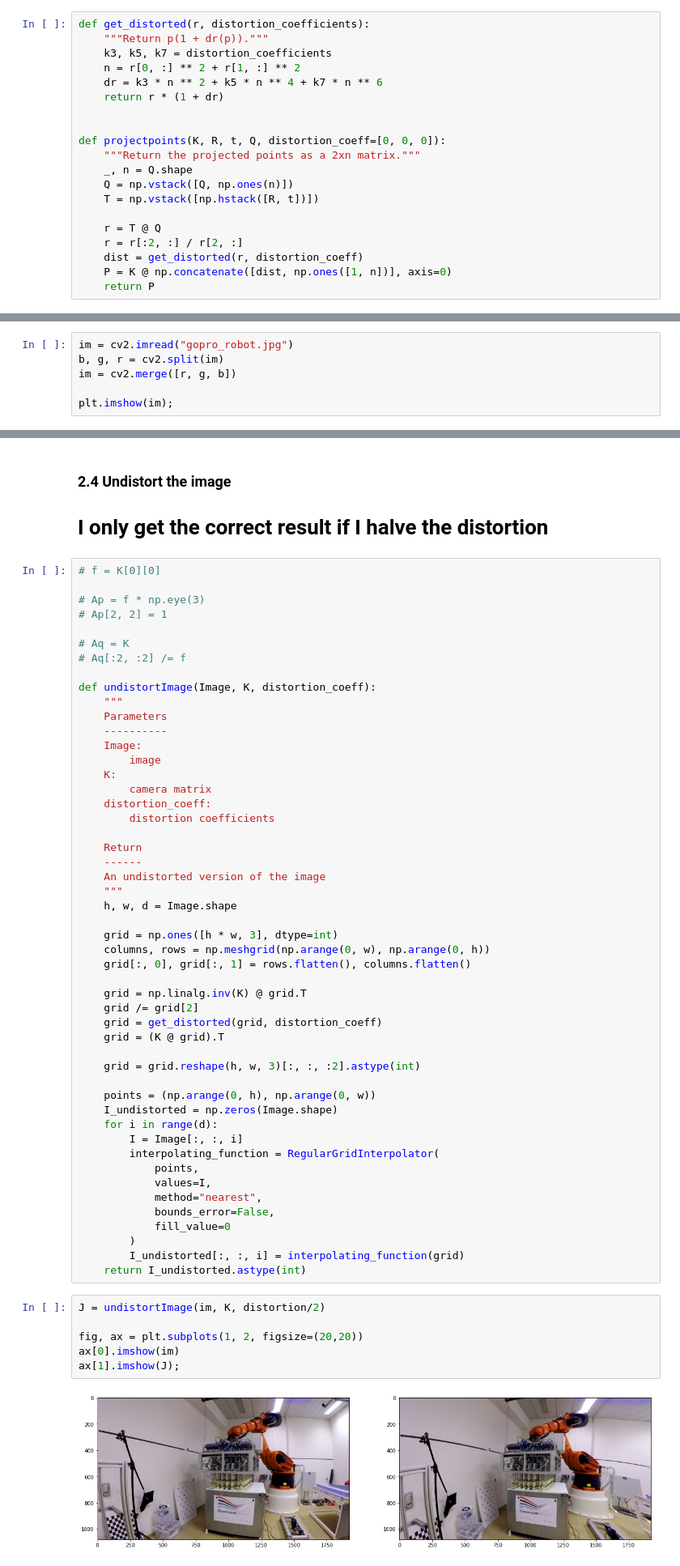
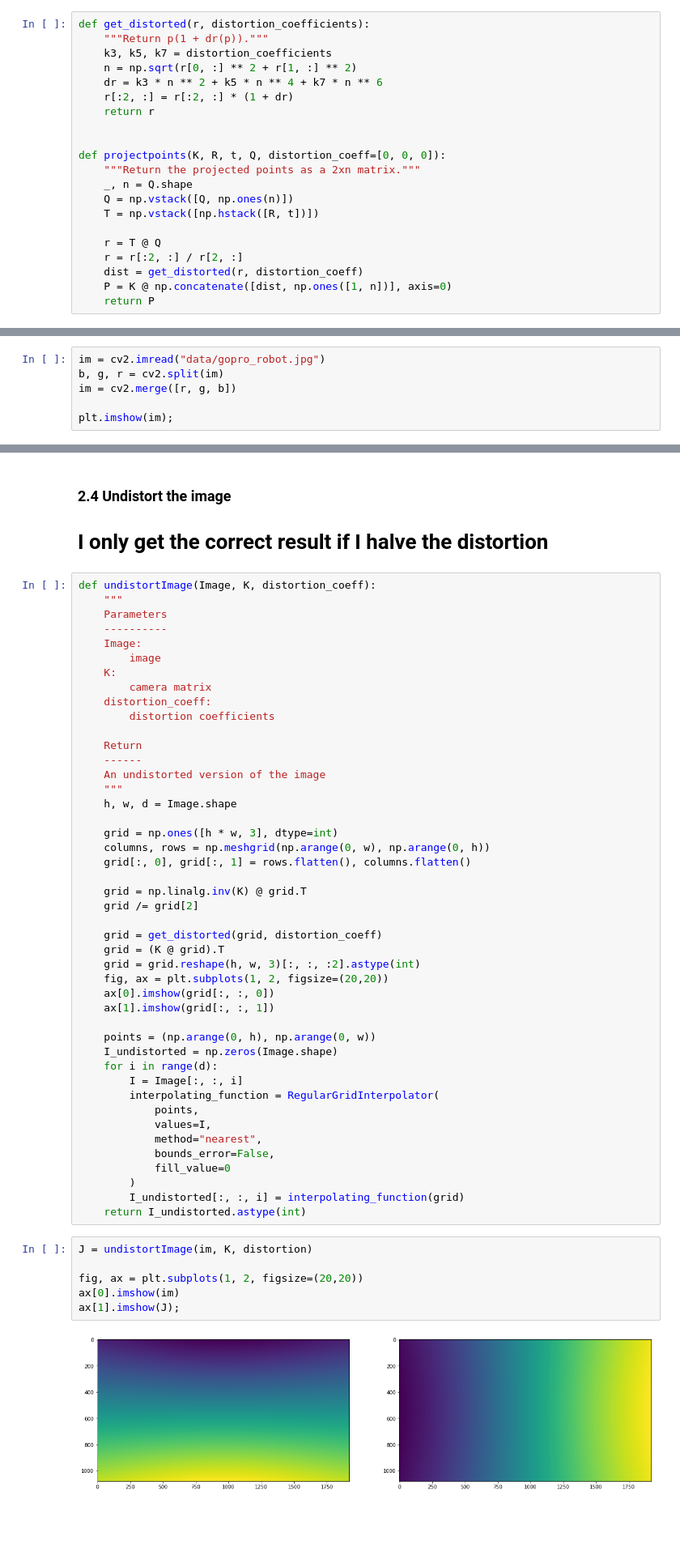
Before and after one commit to JulietteVl/ComputerVision, a Jupyter notebook: week2.ipynb, the cells around one changed output, grey strips where cells are left out. Shown: that part at 81% size. Saved outputs shown, nothing was run; the diff lists cells and outputs as text; blank space fills up the shorter version.

```diff
--- a/week2.ipynb
+++ b/week2.ipynb
@@ -11,9 +11,10 @@ from lib import box3d
 def get_distorted(r, distortion_coefficients):
     """Return p(1 + dr(p))."""
     k3, k5, k7 = distortion_coefficients
-    n = r[0, :] ** 2 + r[1, :] ** 2
+    n = np.sqrt(r[0, :] ** 2 + r[1, :] ** 2)
     dr = k3 * n ** 2 + k5 * n ** 4 + k7 * n ** 6
-    return r * (1 + dr)
+    r[:2, :] = r[:2, :] * (1 + dr)
+    return r
 
 
 def projectpoints(K, R, t, Q, distortion_coeff=[0, 0, 0]):
@@ -63,7 +66,7 @@ plt.ylim(0, 2 * dy);
 # %% [markdown]
 ### 2.3 GoPro
 # %%
-im = cv2.imread("gopro_robot.jpg")
+im = cv2.imread("data/gopro_robot.jpg")
 b, g, r = cv2.split(im)
 im = cv2.merge([r, g, b])
 
@@ -90,14 +93,6 @@ array([[875,   0, 540],
 ### 2.4 Undistort the image
 # I only get the correct result if I halve the distortion
 # %%
-# f = K[0][0]
-
-# Ap = f * np.eye(3)
-# Ap[2, 2] = 1
-
-# Aq = K
-# Aq[:2, :2] /= f
-
 def undistortImage(Image, K, distortion_coeff):
     """
     Parameters
@@ -121,10 +116,13 @@ def undistortImage(Image, K, distortion_coeff):
 
     grid = np.linalg.inv(K) @ grid.T
     grid /= grid[2]
+
     grid = get_distorted(grid, distortion_coeff)
     grid = (K @ grid).T
-
     grid = grid.reshape(h, w, 3)[:, :, :2].astype(int)
+    fig, ax = plt.subplots(1, 2, figsize=(20,20))
+    ax[0].imshow(grid[:, :, 0])
+    ax[1].imshow(grid[:, :, 1])
 
     points = (np.arange(0, h), np.arange(0, w))
     I_undistorted = np.zeros(Image.shape)
@@ -140,10 +138,10 @@ def undistortImage(Image, K, distortion_coeff):
         I_undistorted[:, :, i] = interpolating_function(grid)
     return I_undistorted.astype(int)
 # %%
-J = undistortImage(im, K, distortion/2)
+J = undistortImage(im, K, distortion)
 
 fig, ax = plt.subplots(1, 2, figsize=(20,20))
 ax[0].imshow(im)
 ax[1].imshow(J);
 # %% [output]
-[figure, old version]
+[figure, new version]
```
Also changed, not shown: parts of 18 cells of this notebook, 3 other files.
